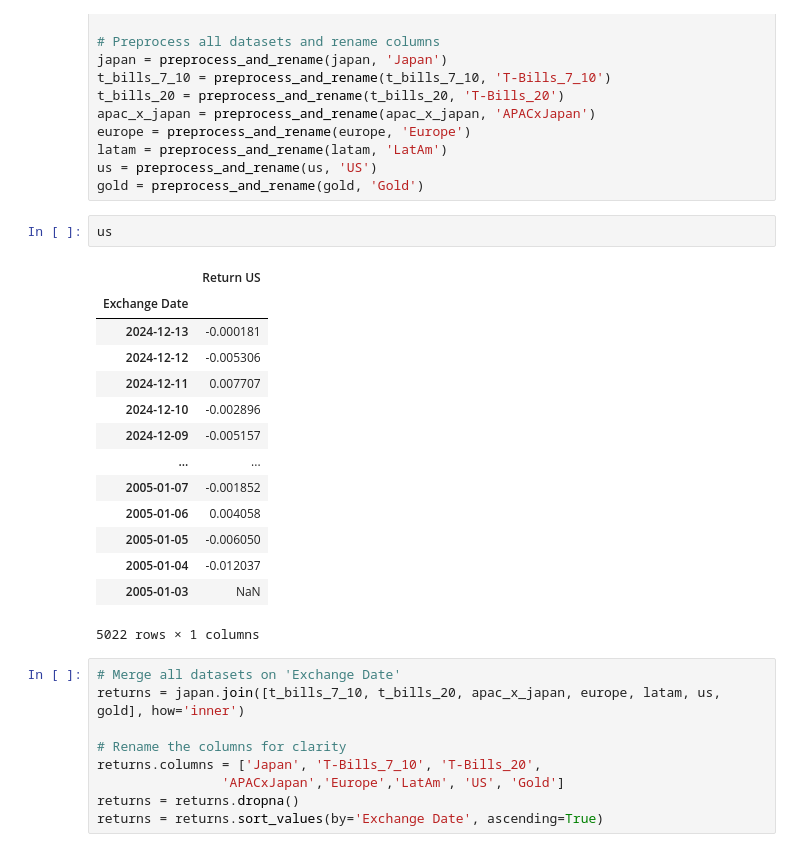
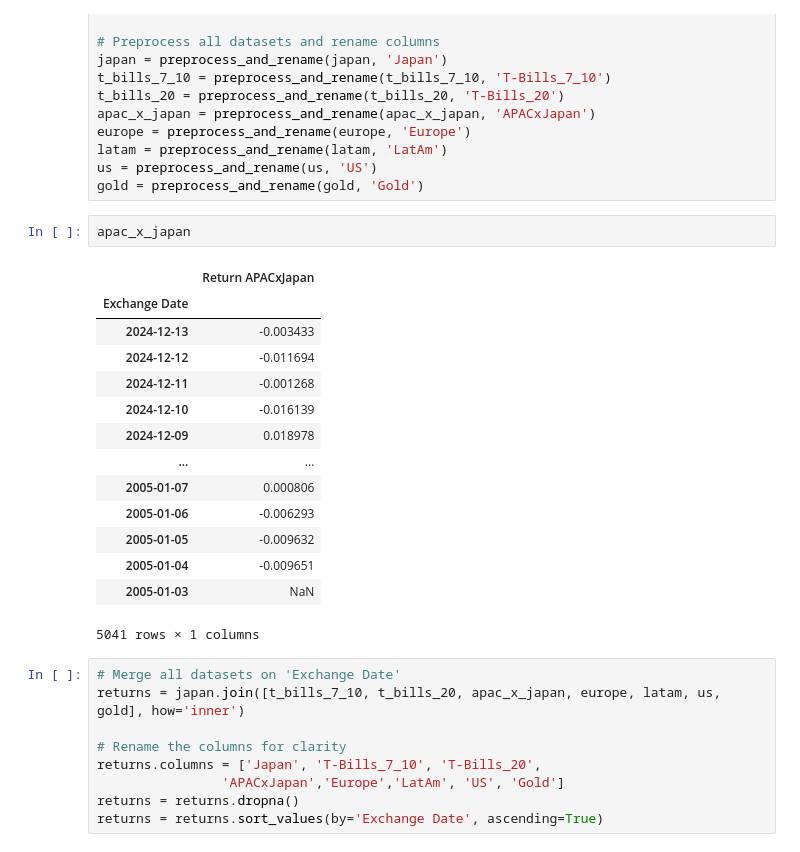
Before and after one commit to plaishev/asset_mgmt_seminar, a Jupyter notebook: Risk_Parity_ETF_level.ipynb, the cells around one changed output. Saved outputs shown, nothing was run; the diff lists cells and outputs as text.

```diff
--- a/Risk_Parity_ETF_level.ipynb
+++ b/Risk_Parity_ETF_level.ipynb
@@ -32,22 +32,22 @@ latam = preprocess_and_rename(latam, 'LatAm')
 us = preprocess_and_rename(us, 'US')
 gold = preprocess_and_rename(gold, 'Gold')
 # %%
-us
+apac_x_japan
 # %% [output]
-|  | Return US |
+|  | Return APACxJapan |
 | Exchange Date |  |
-| 2024-12-13 | -0.000181 |
-| 2024-12-12 | -0.005306 |
-| 2024-12-11 | 0.007707 |
-| 2024-12-10 | -0.002896 |
-| 2024-12-09 | -0.005157 |
+| 2024-12-13 | -0.003433 |
+| 2024-12-12 | -0.011694 |
+| 2024-12-11 | -0.001268 |
+| 2024-12-10 | -0.016139 |
+| 2024-12-09 | 0.018978 |
 | ... | ... |
-| 2005-01-07 | -0.001852 |
-| 2005-01-06 | 0.004058 |
-| 2005-01-05 | -0.006050 |
-| 2005-01-04 | -0.012037 |
+| 2005-01-07 | 0.000806 |
+| 2005-01-06 | -0.006293 |
+| 2005-01-05 | -0.009632 |
+| 2005-01-04 | -0.009651 |
 | 2005-01-03 | NaN |
-5022 rows × 1 columns
+5041 rows × 1 columns
 # %%
 # Merge all datasets on 'Exchange Date'
 returns = japan.join([t_bills_7_10, t_bills_20, apac_x_japan, europe, latam, us, gold], how='inner')
```
Also changed, not shown: parts of 3 cells of this notebook, 6 other files.
